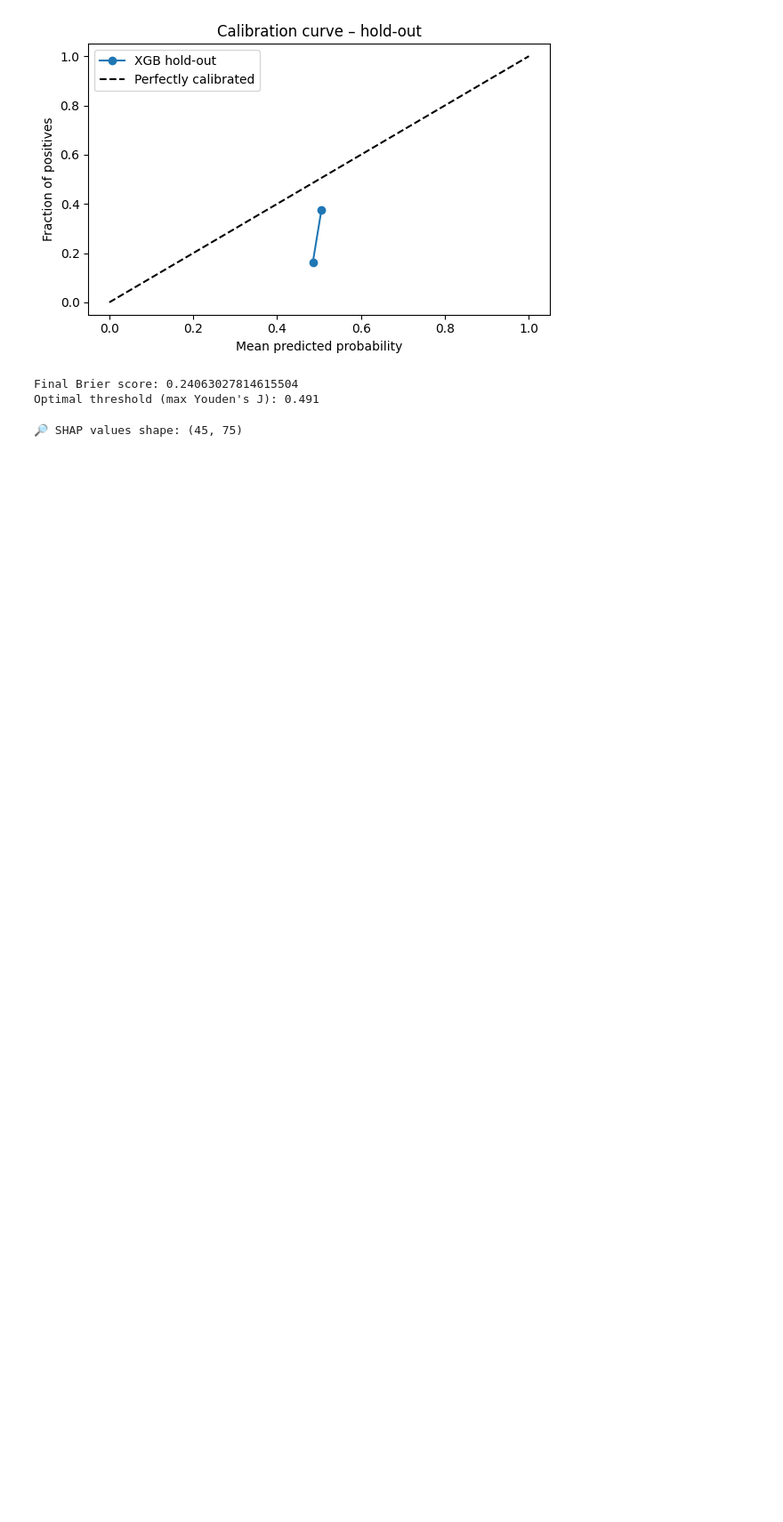
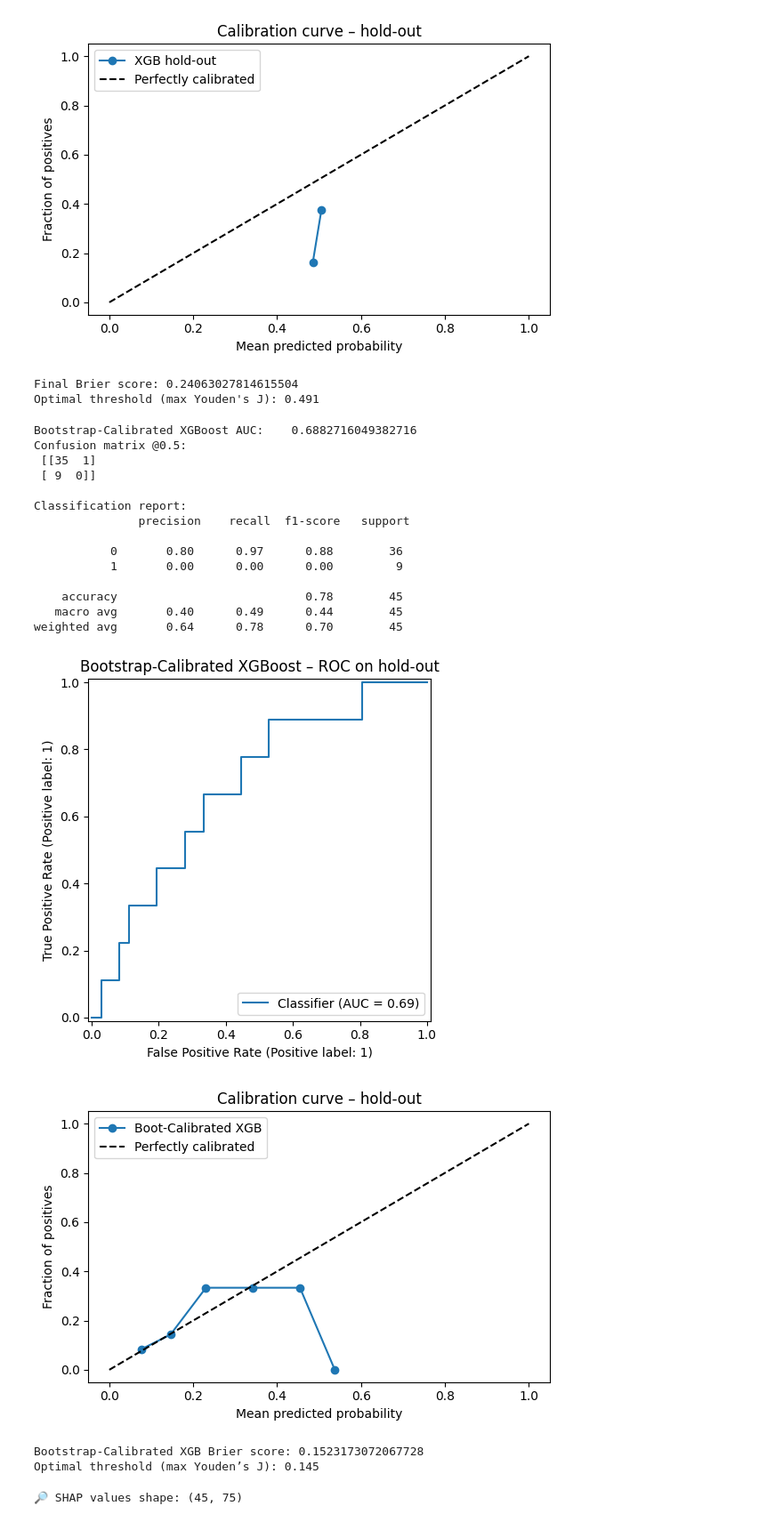
Before and after one commit to lochieh19798/Data-analysis, a Jupyter notebook: Figure2mod.ipynb, the cells around one changed output. Shown at 89% size. Cells and saved outputs as stored; diff of their text form; code cells hidden in the pictures; blank space fills up the shorter version.

```diff
--- a/Figure2mod.ipynb
+++ b/Figure2mod.ipynb
@@ -1450,70 +1444,99 @@ Optimal threshold (max Youden's J): 0.491
 # ╔═╡ Cell 10.9 – Bootstrap‐Calibrated XGBoost on future hold‐out ═════════╗
 import numpy as np
 import matplotlib.pyplot as plt
-from sklearn.utils           import resample, clone
+
+from sklearn.utils           import resample
+from sklearn.base            import clone
 from sklearn.metrics         import (
     roc_auc_score, roc_curve,
-    confusion_matrix, classification_report,
-    RocCurveDisplay, brier_score_loss
+    confusion_matrix,
+    classification_report,
+    RocCurveDisplay,
+    brier_score_loss
 )
-from sklearn.calibration     import CalibratedClassifierCV, calibration_curve
+from sklearn.calibration     import CalibratedClassifierCV
 
 # 1) Number of bootstrap replicates
 n_boot = 20
 
-# 2) Prepare array to hold each replicate’s hold‐out probabilities
+# 2) Prepare array to hold each replicate’s hold‐out probs
 boot_preds = np.zeros((len(X_test), n_boot))
 
+# 3) Loop: bootstrap sample → clone uncalibrated pipeline → calibrate → predict
 for i in range(n_boot):
-    # a) draw a bootstrap sample from the build set
+    # a) draw a bootstrap sample from your build set
     Xb, yb = resample(X_train, y_train, random_state=RANDOM_STATE + i)
-    # b) clone your final XGBoost pipeline (prep → XGBClassifier)
-    xgb_pipe = clone(models["XGBoost"])
-    # c) wrap it in a sigmoid calibrator (3‐fold CV)
+    # b) clone the UNCALIBRATED XGB pipeline you built in Cell 10.1
+    xgb_pipe = clone(xgb_pipe_uncal)  # <-- no early stopping here!
+    # c) wrap in a Platt‐scaler (sigmoid) calibrator
     calib = CalibratedClassifierCV(
         estimator=xgb_pipe,
         method="sigmoid",
         cv=3
     )
     # d) fit on the bootstrap draw
     calib.fit(Xb, yb)
     # e) predict probabilities on the true 20% hold‐out
     boot_preds[:, i] = calib.predict_proba(X_test)[:, 1]
 
-# 3) Average the bootstrap probabilities
+# 4) average the bootstrap‐calibrated probabilities
 y_mean = boot_preds.mean(axis=1)
 y_pred = (y_mean >= 0.5).astype(int)
 
-# 4) Discrimination & classification metrics
-print("Bootstrap‐Calibrated XGBoost AUC:   ", roc_auc_score(y_test, y_mean))
-print("Confusion matrix @0.5:\n", confusion_matrix(y_test, y_pred))
-print("\nClassification report:\n", classification_report(y_test, y_pred))
+# 5) Discrimination & classification metrics
+print("Bootstrap‐Calibrated XGBoost AUC:   ",
+      roc_auc_score(y_test, y_mean))
+print("Confusion matrix @0.5:\n",
+      confusion_matrix(y_test, y_pred))
+print("\nClassification report:\n",
+      classification_report(y_test, y_pred))
 
-# 5) ROC curve
+# 6) Plot ROC
 RocCurveDisplay.from_predictions(y_test, y_mean)
 plt.title("Bootstrap‐Calibrated XGBoost – ROC on hold‐out")
 plt.tight_layout()
 plt.show()
 
-# 6) Calibration curve + Brier score
+# 7) Calibration curve + Brier score
+from sklearn.calibration import calibration_curve
 frac_pos, mean_pred = calibration_curve(y_test, y_mean, n_bins=10)
 plt.figure(figsize=(6, 4))
 plt.plot(mean_pred, frac_pos, "o-", label="Boot‐Calibrated XGB")
 plt.plot([0, 1], [0, 1], "k--", label="Perfectly calibrated")
 plt.xlabel("Mean predicted probability")
 plt.ylabel("Fraction of positives")
 plt.title("Calibration curve – hold‐out")
 plt.legend()
 plt.tight_layout()
 plt.show()
 
-print("Bootstrap‐Calibrated XGB Brier score:", brier_score_loss(y_test, y_mean))
+print("Bootstrap‐Calibrated XGB Brier score:",
+      brier_score_loss(y_test, y_mean))
 
-# 7) Optimal threshold via Youden’s J
+# 8) Optimal threshold via Youden’s J
 fpr, tpr, thresh = roc_curve(y_test, y_mean)
-j_scores         = tpr - fpr
-best_thresh      = thresh[np.argmax(j_scores)]
+j_scores       = tpr - fpr
+best_thresh    = thresh[np.argmax(j_scores)]
 print(f"Optimal threshold (max Youden’s J): {best_thresh:.3f}")
+# %% [output]
+Bootstrap‐Calibrated XGBoost AUC:    0.6882716049382716
+Confusion matrix @0.5:
+ [[35  1]
+ [ 9  0]]
+
+Classification report:
+               precision    recall  f1-score   support
+
+           0       0.80      0.97      0.88        36
+           1       0.00      0.00      0.00         9
+
+    accuracy                           0.78        45
+   macro avg       0.40      0.49      0.44        45
+weighted avg       0.64      0.78      0.70        45
+[figure, added]
+[figure, added]
+Bootstrap‐Calibrated XGB Brier score: 0.1523173072067728
+Optimal threshold (max Youden’s J): 0.145
 # %%
 # ╔═╡ Cell 11.0 – SHAP summary for CatBoost (Recurrence_2yr) ═════════════╗
 import shap
```
Also changed, not shown: parts of 7 cells of this notebook.
